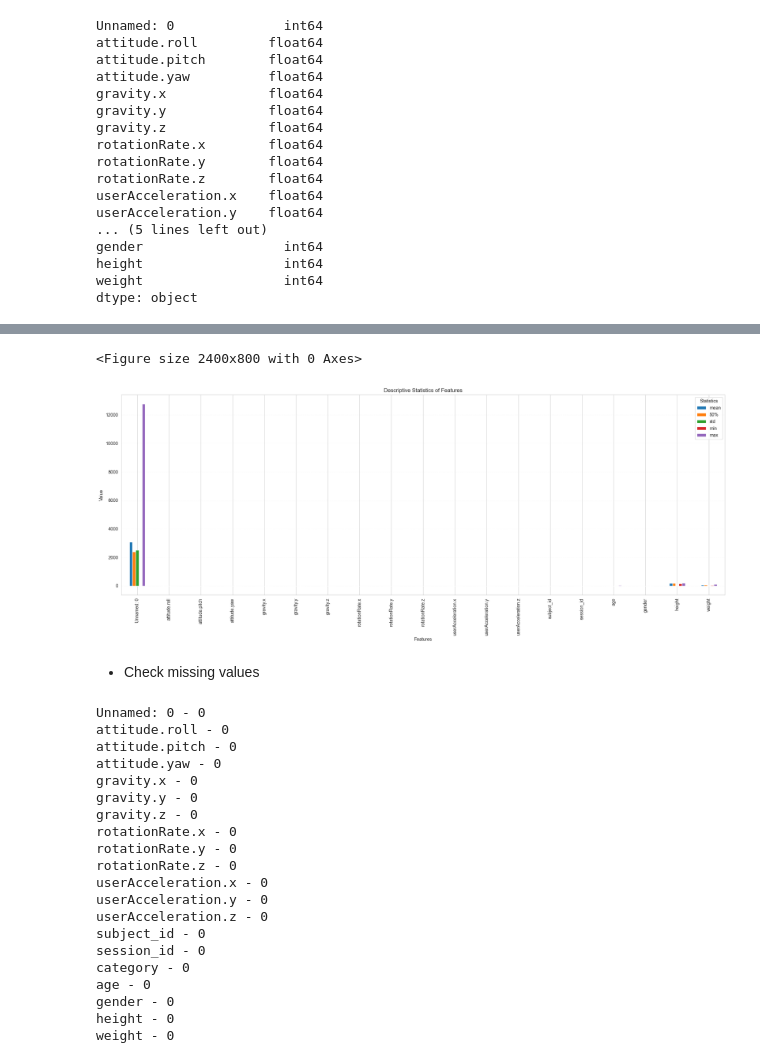
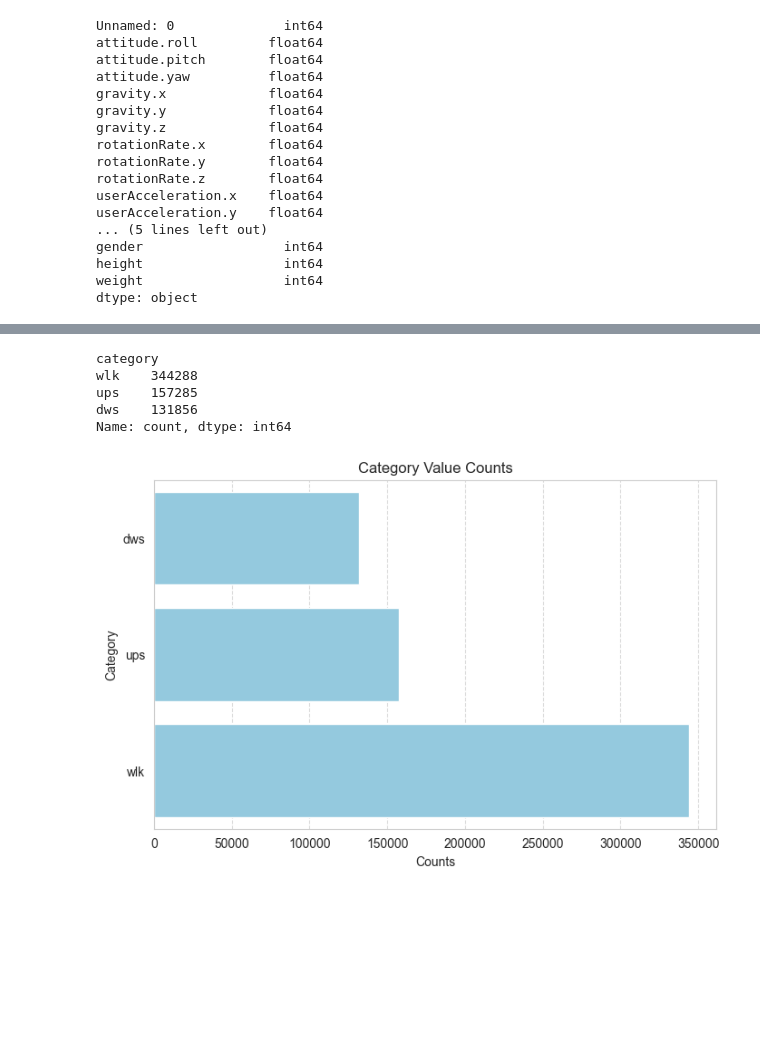
Before and after one commit to marina-moreira/mei-approf, a Jupyter notebook: RNN/notebooks/01_data_understanding.ipynb, the cells around one changed output, grey strips where cells are left out. Saved outputs shown, nothing was run; the diff lists cells and outputs as text; code cells hidden in the pictures; blank space fills up the shorter version.

```diff
--- a/RNN/notebooks/01_data_understanding.ipynb
+++ b/RNN/notebooks/01_data_understanding.ipynb
@@ -285,46 +253,36 @@ df_motionSense.describe()
+# %%
+category_counts = df_motionSense['category'].value_counts()
+category_counts
+# %% [output]
+category
+wlk    344288
+ups    157285
+dws    131856
+Name: count, dtype: int64
+# %%
+plt.figure(figsize=(8, 5))
+sns.countplot(df_motionSense['category'], color='skyblue')
+plt.title('Category Value Counts')
+plt.xlabel('Counts')
+plt.ylabel('Category')
+plt.grid(axis='x', linestyle='--', alpha=0.7)
+
+plt.show()
+# %% [output]
+[figure, added]
 # %%
 # Supondo que df_motionSense já esteja definido
-description = df_motionSense.describe()
+#description = df_motionSense.describe()
 
-plt.figure(figsize=(24, 8))
+#plt.figure(figsize=(24, 8))
 
 # Transpor o DataFrame e plotar as estatísticas selecionadas
-description.transpose()[['mean', '50%', 'std', 'min', 'max']].plot(kind='bar', figsize=(24, 8))
+#description.transpose()[['mean', '50%', 'std', 'min', 'max']].plot(kind='bar', figsize=(24, 8))
 
-plt.title('Descriptive Statistics of Features')
-plt.ylabel('Value')
-plt.xlabel('Features')
-plt.grid(axis='y', linestyle='--', alpha=0.1)
-plt.xticks(rotation=90)
-plt.legend(title='Statistics')
-plt.show()
+#plt.title('Descriptive Statistics of Features')
+#plt.ylabel('Value')
+#plt.xlabel('Features')
+#plt.grid(axis='y', linestyle='--', alpha=0.1)
+#plt.xticks(rotation=90)
+#plt.legend(title='Statistics')
+#plt.show()
-# %% [output]
-<Figure size 2400x800 with 0 Axes>
-[figure, removed]
-# %% [markdown]
-+ Check missing values
-# %%
-features = list(df_motionSense.columns)
-for feature in features:
-    print(feature + " - " + str(len(df_motionSense[df_motionSense[feature].isna()])))
-# %% [output]
-Unnamed: 0 - 0
-attitude.roll - 0
-attitude.pitch - 0
-attitude.yaw - 0
-gravity.x - 0
-gravity.y - 0
-gravity.z - 0
-rotationRate.x - 0
-rotationRate.y - 0
-rotationRate.z - 0
-userAcceleration.x - 0
-userAcceleration.y - 0
-userAcceleration.z - 0
-subject_id - 0
-session_id - 0
-category - 0
-age - 0
-gender - 0
-height - 0
-weight - 0
```
Also changed, not shown: parts of 15 cells of this notebook, 3 other files.
